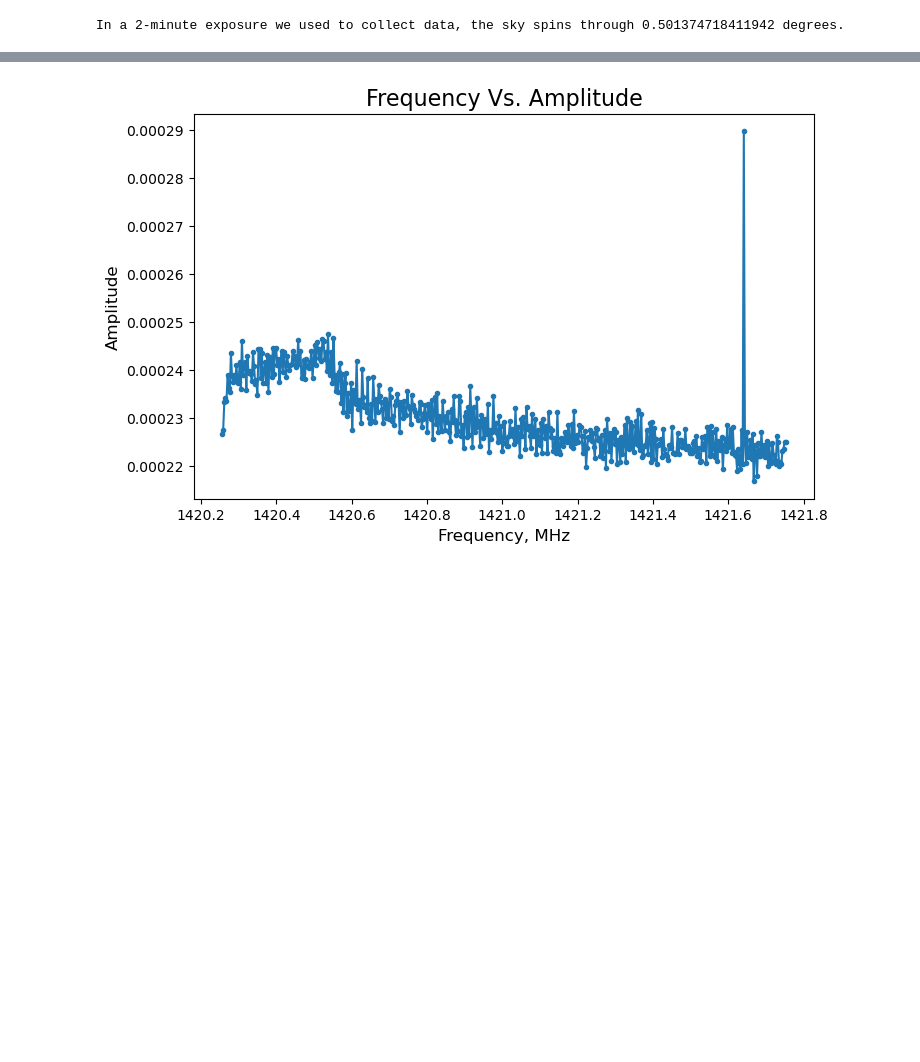
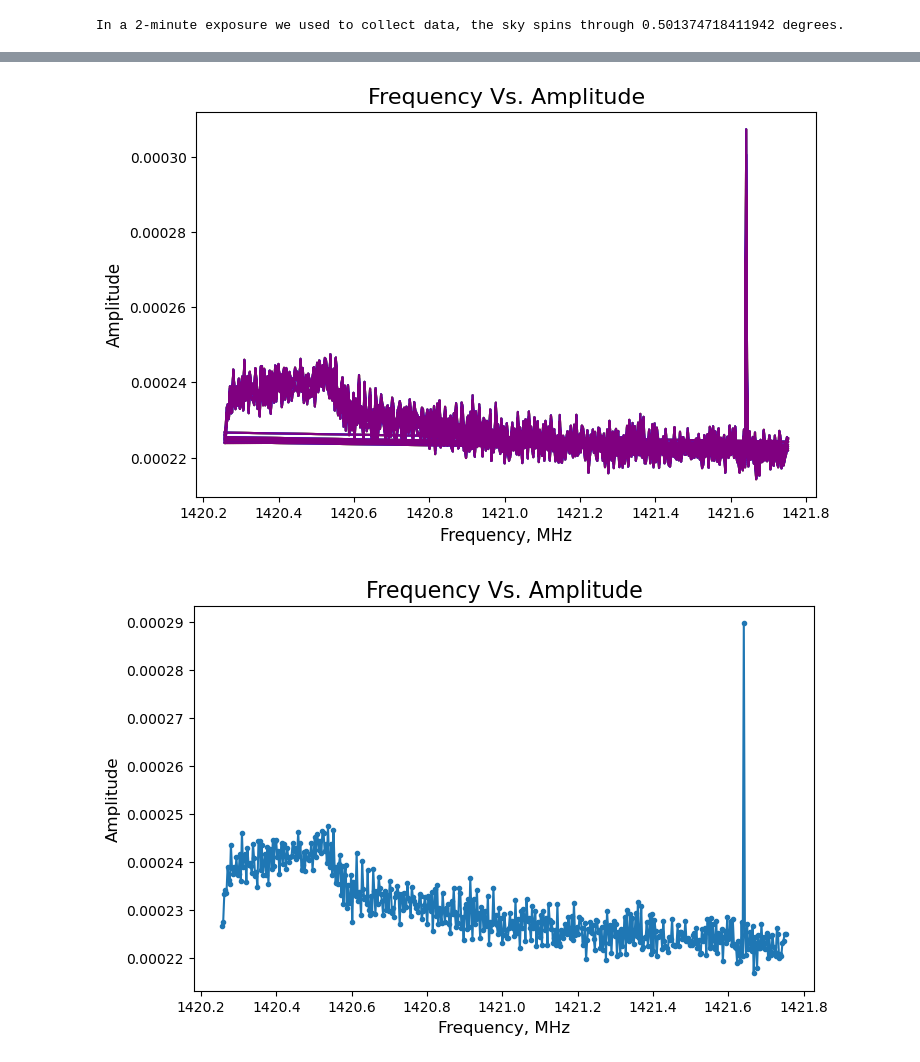
Before and after one commit to cbsavage/ast5263, a Jupyter notebook: labs/lab_1/ast5263_lab1.ipynb, the cells around one changed output, grey strips where cells are left out. Cells and saved outputs as stored; diff of their text form; code cells hidden in the pictures; blank space fills up the shorter version.

```diff
--- a/labs/lab_1/ast5263_lab1.ipynb
+++ b/labs/lab_1/ast5263_lab1.ipynb
@@ -75,0 +70,11 @@ print( lab1_dat )
+# %%
+lab1_files = g.glob( 'AST 5263 Lab 1/lab-1-files_000*.txt' )
+
+data = []
+
+for file in lab1_files:
+    data.append( np.loadtxt( file, skiprows=1 ) )
+
+lab1_dat = np.concatenate( data )
+
+print( lab1_dat )
@@ -76 +135,17 @@ print( lab1_dat )
+# %%
+plt.figure( figsize=(8,5) )
+colors = [ 'red', 'orange', 'gold', 'palegreen', 'skyblue', 'blue',  'purple' ]
+
+for i in range( 0, 8 ):
+    plt.plot( freq, ampl, color=colors[ ( i-1 )%len( colors ) ] )
+# plt.plot( freq, ampl )
+
+plt.title( 'Frequency Vs. Amplitude', fontsize=16 )
+
+plt.xlabel( 'Frequency, MHz', fontsize=12 )
+plt.ylabel( 'Amplitude', fontsize=12 )
+
+plt.show()
+# %% [output]
+[figure, added]
 # %%
```
Also changed, not shown: parts of 13 cells of this notebook, 4 other files.
